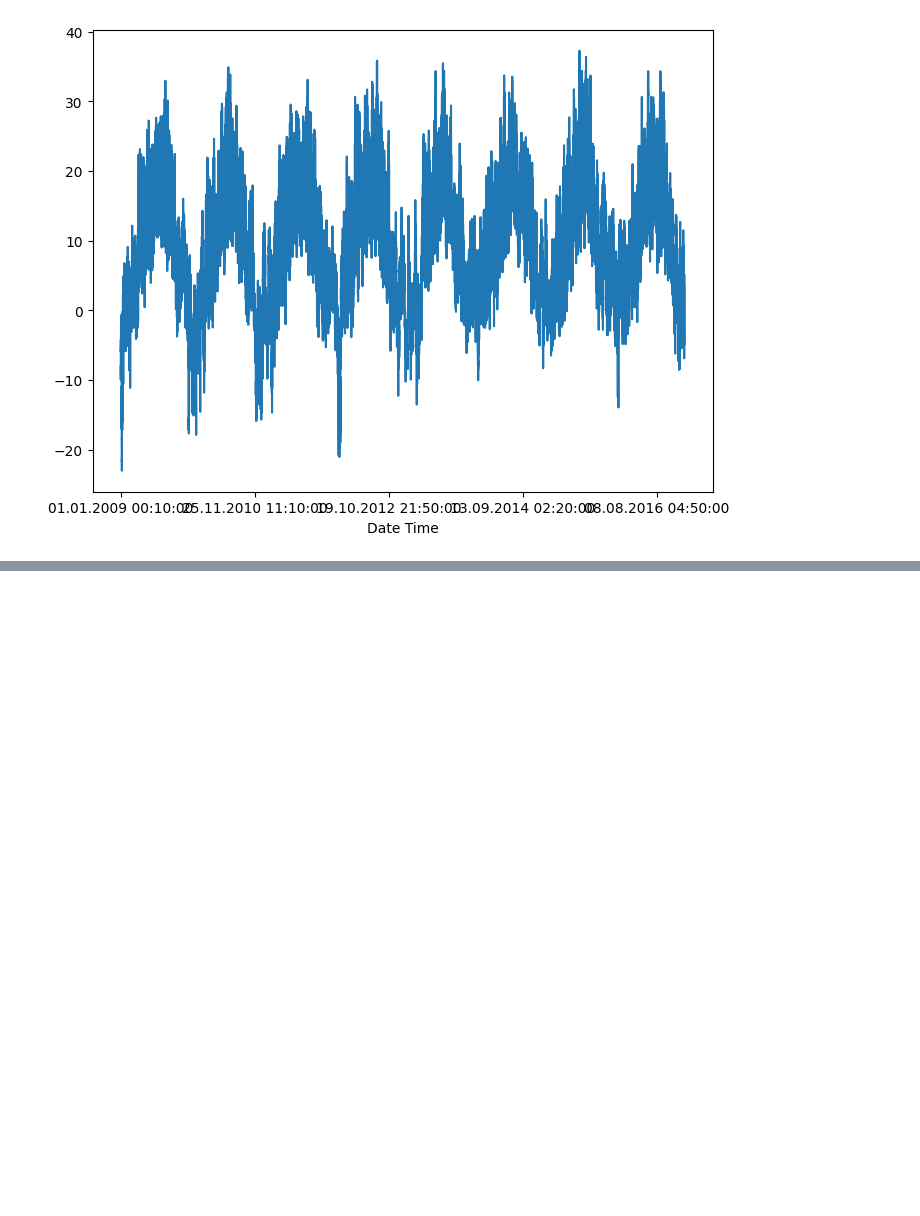
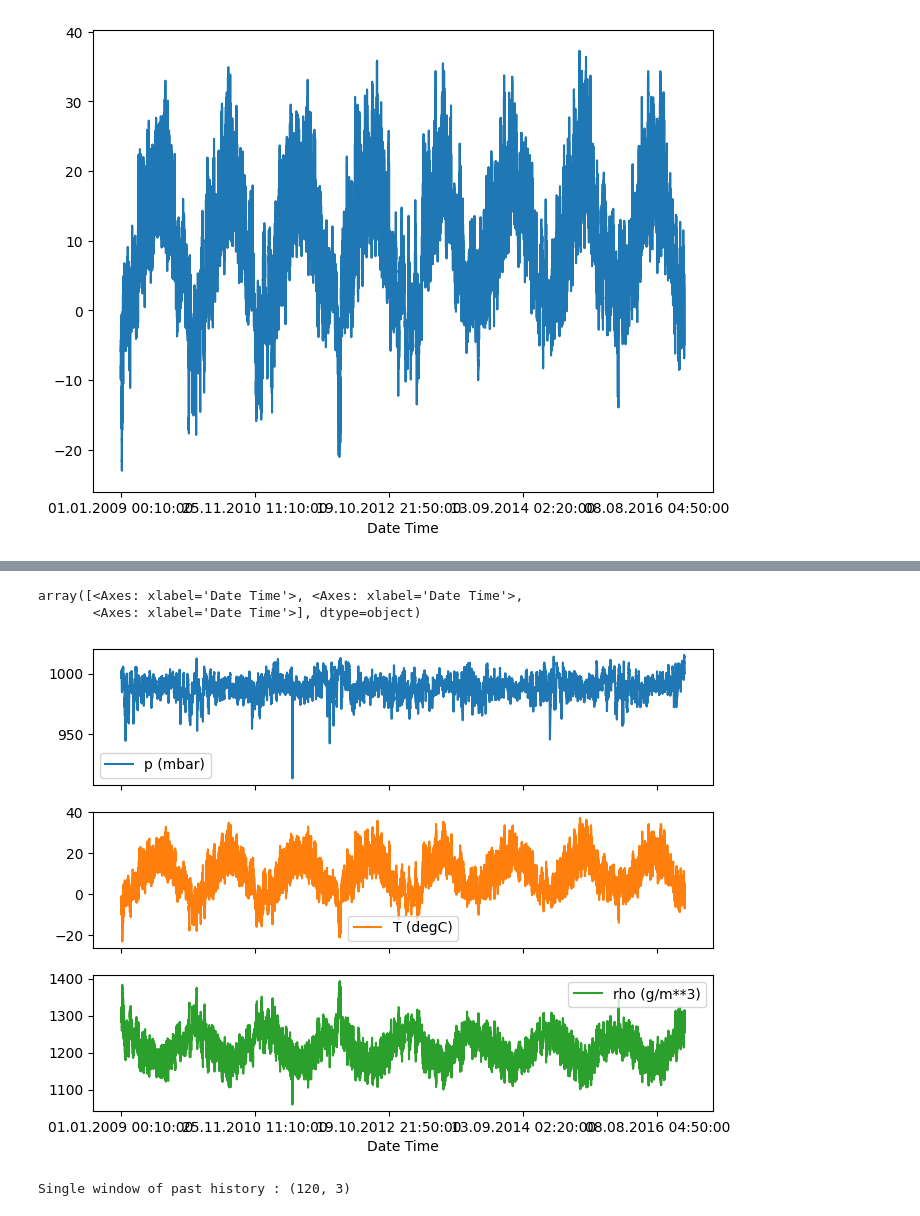
Before and after one commit to WalterPHD/Ai-Data, a Jupyter notebook: Keras.ipynb, the cells around one changed output, grey strips where cells are left out. Cells and saved outputs as stored; diff of their text form; code cells hidden in the pictures; blank space fills up the shorter version.

```diff
--- a/Keras.ipynb
+++ b/Keras.ipynb
@@ -73,0 +214,6 @@ array([<Axes: xlabel='Date Time'>], dtype=object)
+# %%
+features_considered = ['p (mbar)', 'T (degC)', 'rho (g/m**3)']
+# %%
+features = df[features_considered]
+features.index = df['Date Time']
+features.head()
@@ -73,0 +228,7 @@ array([<Axes: xlabel='Date Time'>], dtype=object)
+# %%
+
+features.plot(subplots=True)
+# %% [output]
+array([<Axes: xlabel='Date Time'>, <Axes: xlabel='Date Time'>,
+       <Axes: xlabel='Date Time'>], dtype=object)
+[figure, added]
@@ -73,0 +269,4 @@ array([<Axes: xlabel='Date Time'>], dtype=object)
+# %%
+print ('Single window of past history : {}'.format(x_train_single[0].shape))
+# %% [output]
+Single window of past history : (120, 3)
```
Also changed, not shown: parts of 85 cells of this notebook.
